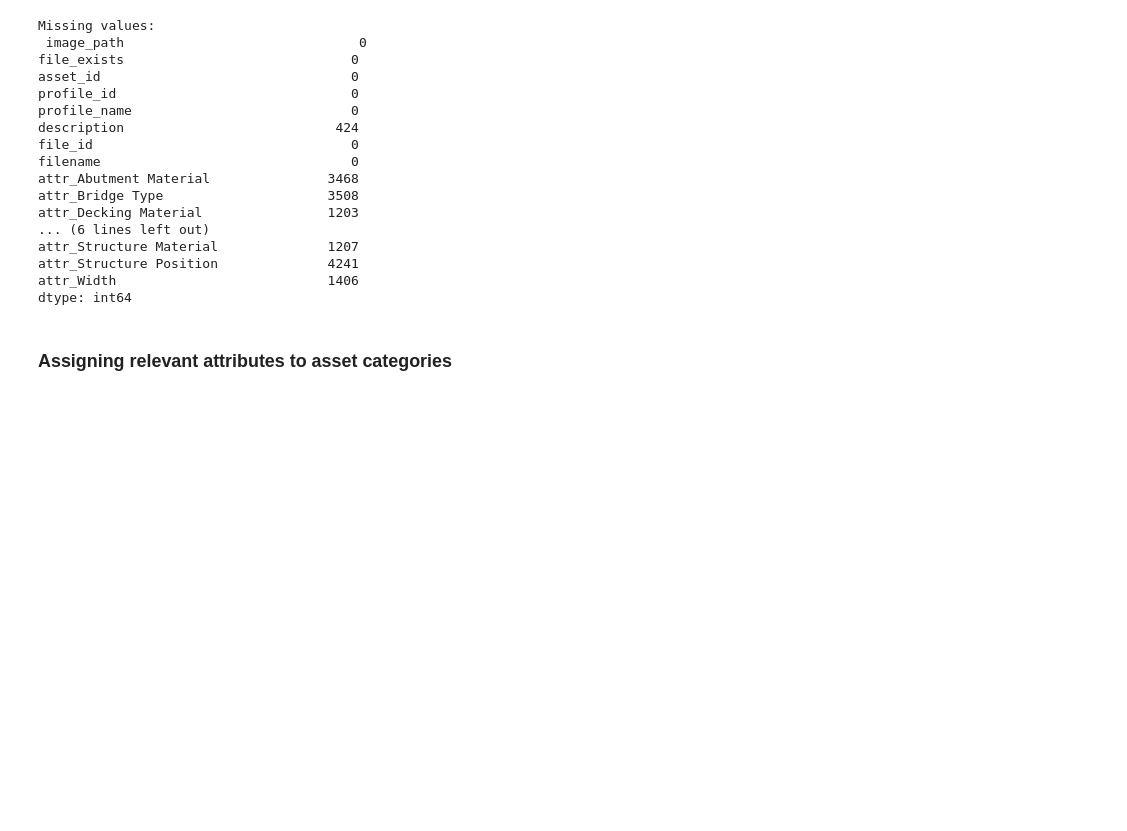
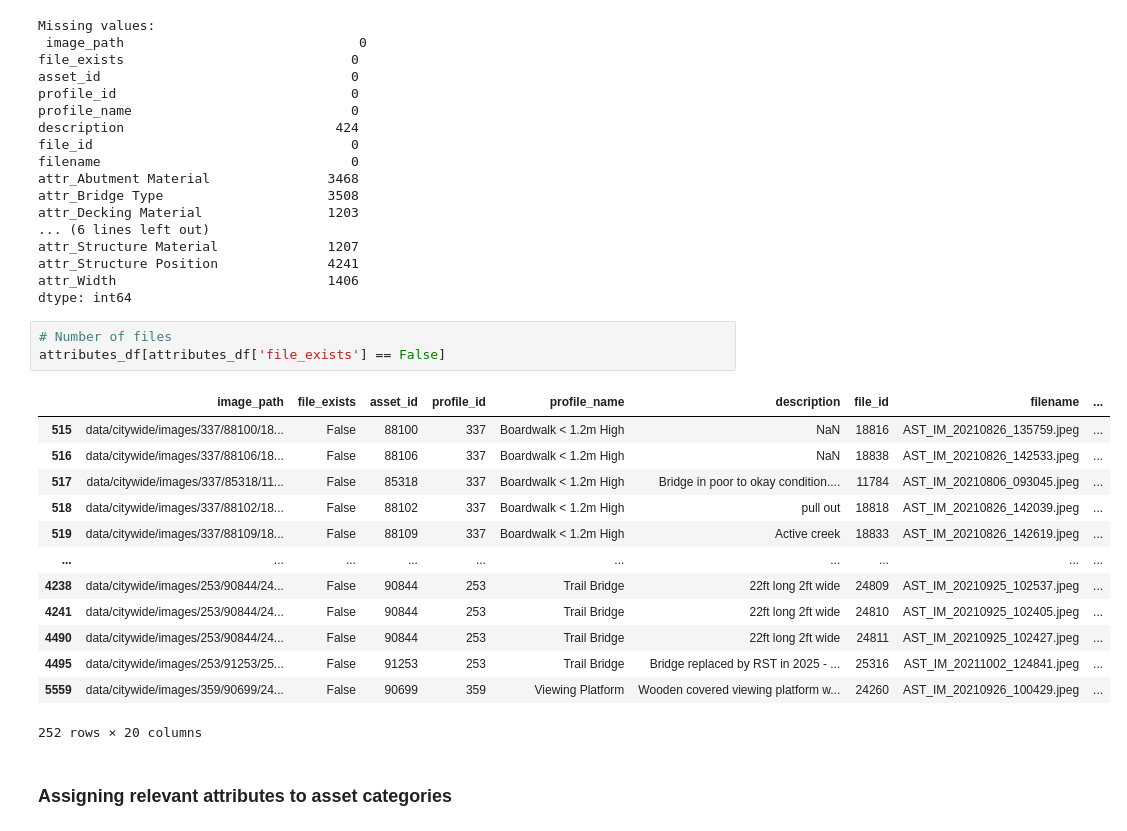
Before and after one commit to sgauth01/parks-asset-img-class, a Jupyter notebook: notebooks/data_exploration.ipynb, the cells around one changed output. Saved outputs shown, nothing was run; the diff lists cells and outputs as text; blank space fills up the shorter version.

```diff
--- a/notebooks/data_exploration.ipynb
+++ b/notebooks/data_exploration.ipynb
@@ -109,6 +109,23 @@ attr_Structure Material              1207
 attr_Structure Position              4241
 attr_Width                           1406
 dtype: int64
+# %%
+# Number of files
+attributes_df[attributes_df['file_exists'] == False]
+# %% [output]
+|  | image_path | file_exists | asset_id | profile_id | profile_name | description | file_id | filename | ... |
+| 515 | data/citywide/images/337/88100/18... | False | 88100 | 337 | Boardwalk < 1.2m High | NaN | 18816 | AST_IM_20210826_135759.jpeg | ... |
+| 516 | data/citywide/images/337/88106/18... | False | 88106 | 337 | Boardwalk < 1.2m High | NaN | 18838 | AST_IM_20210826_142533.jpeg | ... |
+| 517 | data/citywide/images/337/85318/11... | False | 85318 | 337 | Boardwalk < 1.2m High | Bridge in poor to okay condition.... | 11784 | AST_IM_20210806_093045.jpeg | ... |
+| 518 | data/citywide/images/337/88102/18... | False | 88102 | 337 | Boardwalk < 1.2m High | pull out | 18818 | AST_IM_20210826_142039.jpeg | ... |
+| 519 | data/citywide/images/337/88109/18... | False | 88109 | 337 | Boardwalk < 1.2m High | Active creek | 18833 | AST_IM_20210826_142619.jpeg | ... |
+| ... | ... | ... | ... | ... | ... | ... | ... | ... | ... |
+| 4238 | data/citywide/images/253/90844/24... | False | 90844 | 253 | Trail Bridge | 22ft long 2ft wide | 24809 | AST_IM_20210925_102537.jpeg | ... |
+| 4241 | data/citywide/images/253/90844/24... | False | 90844 | 253 | Trail Bridge | 22ft long 2ft wide | 24810 | AST_IM_20210925_102405.jpeg | ... |
+| 4490 | data/citywide/images/253/90844/24... | False | 90844 | 253 | Trail Bridge | 22ft long 2ft wide | 24811 | AST_IM_20210925_102427.jpeg | ... |
+| 4495 | data/citywide/images/253/91253/25... | False | 91253 | 253 | Trail Bridge | Bridge replaced by RST in 2025 - ... | 25316 | AST_IM_20211002_124841.jpeg | ... |
+| 5559 | data/citywide/images/359/90699/24... | False | 90699 | 359 | Viewing Platform | Wooden covered viewing platform w... | 24260 | AST_IM_20210926_100429.jpeg | ... |
+252 rows × 20 columns
 # %% [markdown]
 ### Assigning relevant attributes to asset categories
 # %%
```
Also changed, not shown: parts of 14 cells of this notebook, 4 other files.
